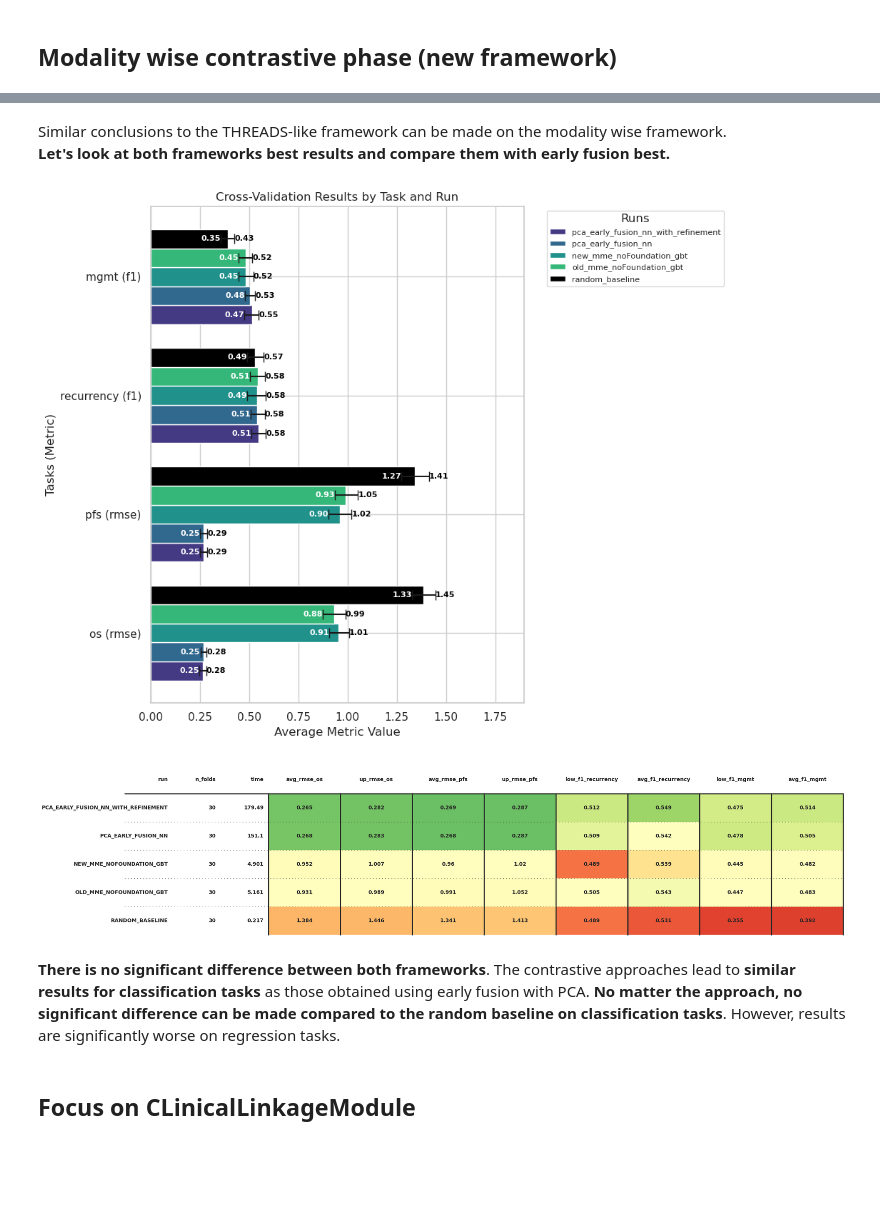
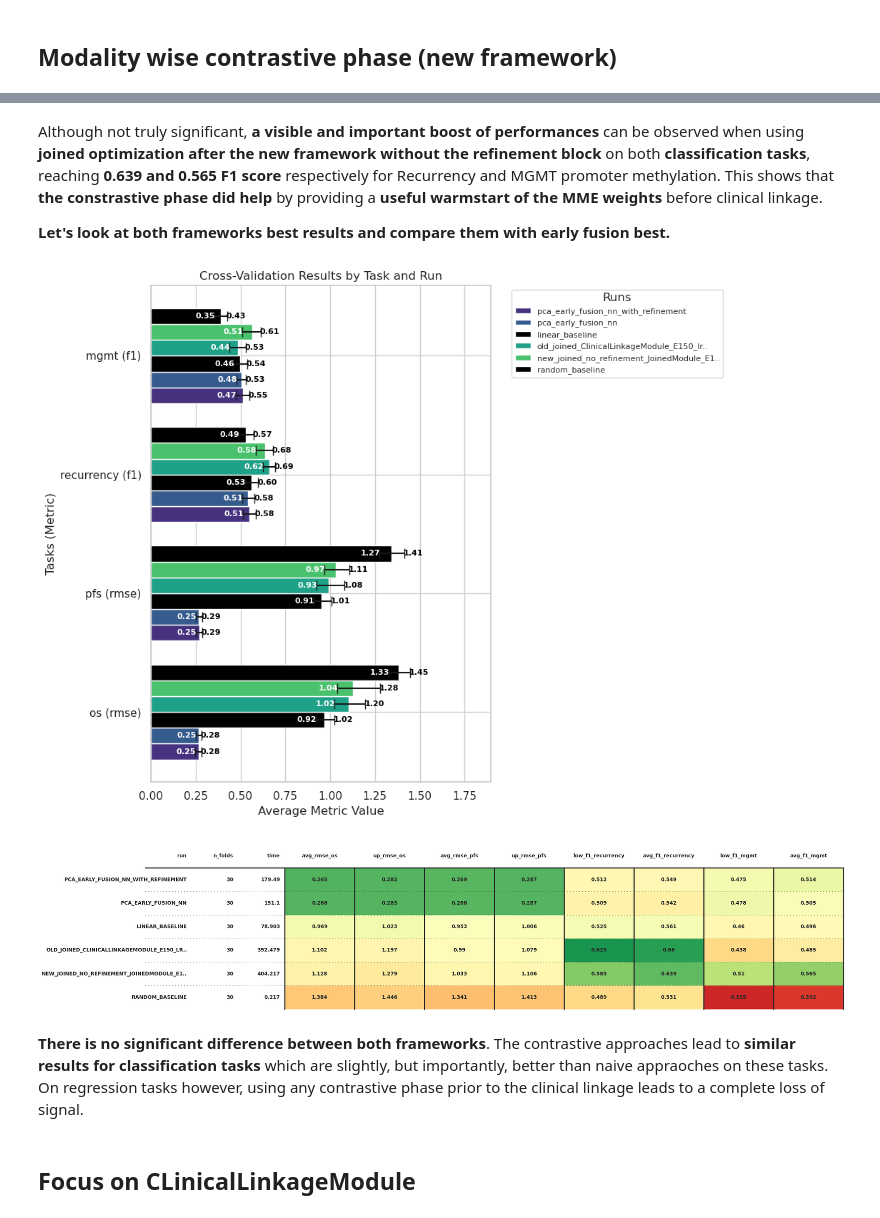
Before and after one commit to Tikings/gbm_hackathon, a Jupyter notebook: experiments/analyze_results.ipynb, the cells around one changed output, grey strips where cells are left out. Drawn from its saved outputs; the diff is of its cells as text; code cells hidden in the pictures; blank space fills up the shorter version.

```diff
--- a/experiments/analyze_results.ipynb
+++ b/experiments/analyze_results.ipynb
@@ -73,13 +73,14 @@ plot_results_cv('../results/cv_results.csv', run_filter='new', clip_runs=True, f
 # %% [markdown]
-Similar conclusions to the THREADS-like framework can be made on the modality wise framework.
+Although not truly significant, **a visible and important boost of performances** can be observed when using **joined optimization after the new framework without the refinement block** on both **classification tasks**, reaching **0.639 and 0.565 F1 score** respectively for Recurrency and MGMT promoter methylation. This shows that **the constrastive phase did help** by providing a **useful warmstart of the MME weights** before clinical linkage.
+
 **Let's look at both frameworks best results and compare them with early fusion best.**
 # %%
-plot_results_cv('../results/cv_results.csv', run_filter='mme_noFoundation|pca_early_fusion_nn', clip_runs=True)
+plot_results_cv('../results/cv_results.csv', run_filter='new_joined_no|old_joined_C|pca_early_fusion_nn', clip_runs=True)
 # %% [output]
-[figure, old version]
+[figure, new version]
-[figure, old version]
+[figure, new version]
 # %% [markdown]
-**There is no significant difference between both frameworks**. The contrastive approaches lead to **similar results for classification tasks** as those obtained using early fusion with PCA. **No matter the approach, no significant difference can be made compared to the random baseline on classification tasks**. However, results are significantly worse on regression tasks.
+**There is no significant difference between both frameworks**. The contrastive approaches lead to **similar results for classification tasks** which are slightly, but importantly, better than naive appraoches on these tasks. On regression tasks however, using any contrastive phase prior to the clinical linkage leads to a complete loss of signal.
 # %% [markdown]
 ## **Focus on CLinicalLinkageModule**
 # %%
```
Also changed, not shown: parts of 11 cells of this notebook, 7 other files.
